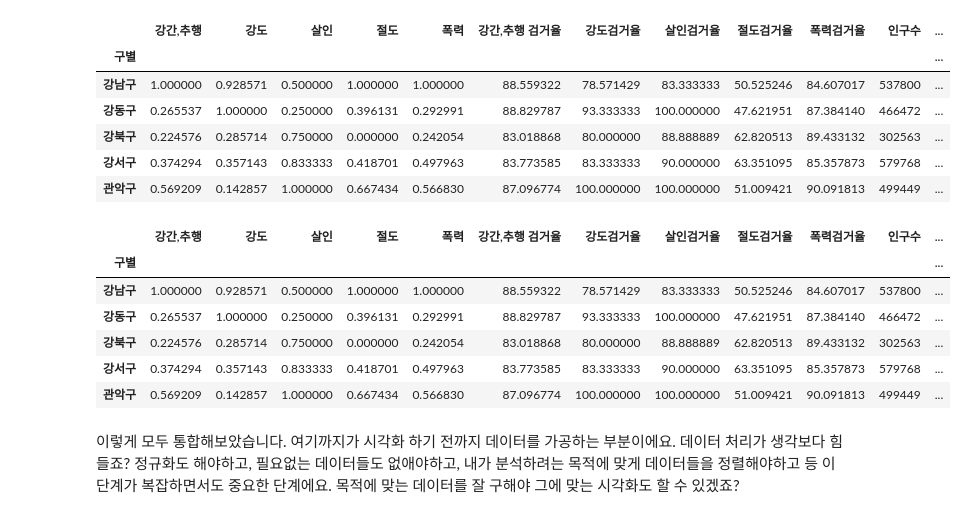
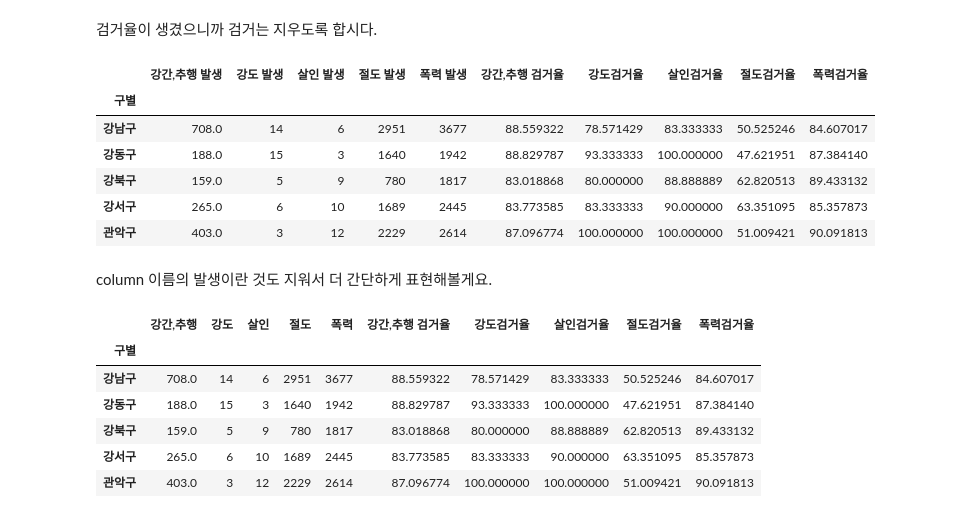
Before and after one commit to Team-COSADAMA/Data-Science-Intro, a Jupyter notebook: week3/6-4.ipynb, the cells around one changed output. Saved outputs shown, nothing was run; the diff lists cells and outputs as text; code cells hidden in the pictures.

```diff
--- a/week3/6-4.ipynb
+++ b/week3/6-4.ipynb
@@ -53,0 +130,4 @@ crime_anal_norm.head()
+# %%
+crime_anal_raw = pd.read_csv('crime_in_Seoul_include_gu_name.csv',
+                             index_col=0, encoding='utf-8')
+crime_anal_raw.head()
@@ -53,0 +143,5 @@ crime_anal_norm.head()
+# %%
+crime_anal = pd.pivot_table(crime_anal_raw,
+                            index='구별',
+                            aggfunc=np.sum)
+crime_anal.head()
@@ -53,0 +164,8 @@ crime_anal_norm.head()
+# %%
+crime_anal['강간,추행 검거율'] = crime_anal['강간,추행 검거']/crime_anal['강간,추행 발생']*100
+crime_anal['강도검거율'] = crime_anal['강도 검거']/crime_anal['강도 발생']*100
+crime_anal['살인검거율'] = crime_anal['살인 검거']/crime_anal['살인 발생']*100
+crime_anal['절도검거율'] = crime_anal['절도 검거']/crime_anal['절도 발생']*100
+crime_anal['폭력검거율'] = crime_anal['폭력 검거']/crime_anal['폭력 발생']*100
+
+crime_anal.head()
@@ -54,26 +180,31 @@ crime_anal_norm.head()
+# %% [markdown]
+검거율이 생겼으니까 검거는 지우도록 합시다.
 # %%
-col = ['강간,추행','강도','살인','절도','폭력']
-crime_anal_norm['범죄'] = np.sum(crime_anal_norm[col], axis=1)
-crime_anal_norm.head()
+crime_anal = crime_anal.drop(['강간,추행 검거','강도 검거','살인 검거',
+                              '절도 검거','폭력 검거'],1)
+crime_anal.head()
 # %% [output]
-|  | 강간,추행 | 강도 | 살인 | 절도 | 폭력 | 강간,추행 검거율 | 강도검거율 | 살인검거율 | 절도검거율 | 폭력검거율 | 인구수 | ... |
-| 구별 |  |  |  |  |  |  |  |  |  |  |  | ... |
-| 강남구 | 1.000000 | 0.928571 | 0.500000 | 1.000000 | 1.000000 | 88.559322 | 78.571429 | 83.333333 | 50.525246 | 84.607017 | 537800 | ... |
-| 강동구 | 0.265537 | 1.000000 | 0.250000 | 0.396131 | 0.292991 | 88.829787 | 93.333333 | 100.000000 | 47.621951 | 87.384140 | 466472 | ... |
-| 강북구 | 0.224576 | 0.285714 | 0.750000 | 0.000000 | 0.242054 | 83.018868 | 80.000000 | 88.888889 | 62.820513 | 89.433132 | 302563 | ... |
-| 강서구 | 0.374294 | 0.357143 | 0.833333 | 0.418701 | 0.497963 | 83.773585 | 83.333333 | 90.000000 | 63.351095 | 85.357873 | 579768 | ... |
-| 관악구 | 0.569209 | 0.142857 | 1.000000 | 0.667434 | 0.566830 | 87.096774 | 100.000000 | 100.000000 | 51.009421 | 90.091813 | 499449 | ... |
+|  | 강간,추행 발생 | 강도 발생 | 살인 발생 | 절도 발생 | 폭력 발생 | 강간,추행 검거율 | 강도검거율 | 살인검거율 | 절도검거율 | 폭력검거율 |
+| 구별 |  |  |  |  |  |  |  |  |  |  |
+| 강남구 | 708.0 | 14 | 6 | 2951 | 3677 | 88.559322 | 78.571429 | 83.333333 | 50.525246 | 84.607017 |
+| 강동구 | 188.0 | 15 | 3 | 1640 | 1942 | 88.829787 | 93.333333 | 100.000000 | 47.621951 | 87.384140 |
+| 강북구 | 159.0 | 5 | 9 | 780 | 1817 | 83.018868 | 80.000000 | 88.888889 | 62.820513 | 89.433132 |
+| 강서구 | 265.0 | 6 | 10 | 1689 | 2445 | 83.773585 | 83.333333 | 90.000000 | 63.351095 | 85.357873 |
+| 관악구 | 403.0 | 3 | 12 | 2229 | 2614 | 87.096774 | 100.000000 | 100.000000 | 51.009421 | 90.091813 |
-# %%
-col = ['강간,추행 검거율','강도검거율','살인검거율','절도검거율','폭력검거율']
-crime_anal_norm['검거'] = np.sum(crime_anal_norm[col], axis=1)
-crime_anal_norm.head()
-# %% [output]
-|  | 강간,추행 | 강도 | 살인 | 절도 | 폭력 | 강간,추행 검거율 | 강도검거율 | 살인검거율 | 절도검거율 | 폭력검거율 | 인구수 | ... |
-| 구별 |  |  |  |  |  |  |  |  |  |  |  | ... |
-| 강남구 | 1.000000 | 0.928571 | 0.500000 | 1.000000 | 1.000000 | 88.559322 | 78.571429 | 83.333333 | 50.525246 | 84.607017 | 537800 | ... |
-| 강동구 | 0.265537 | 1.000000 | 0.250000 | 0.396131 | 0.292991 | 88.829787 | 93.333333 | 100.000000 | 47.621951 | 87.384140 | 466472 | ... |
-| 강북구 | 0.224576 | 0.285714 | 0.750000 | 0.000000 | 0.242054 | 83.018868 | 80.000000 | 88.888889 | 62.820513 | 89.433132 | 302563 | ... |
-| 강서구 | 0.374294 | 0.357143 | 0.833333 | 0.418701 | 0.497963 | 83.773585 | 83.333333 | 90.000000 | 63.351095 | 85.357873 | 579768 | ... |
-| 관악구 | 0.569209 | 0.142857 | 1.000000 | 0.667434 | 0.566830 | 87.096774 | 100.000000 | 100.000000 | 51.009421 | 90.091813 | 499449 | ... |
-# %% [markdown]
-이렇게 모두 통합해보았습니다. 여기까지가 시각화 하기 전까지 데이터를 가공하는 부분이에요. 데이터 처리가 생각보다 힘들죠? 정규화도 해야하고, 필요없는 데이터들도 없애야하고, 내가 분석하려는 목적에 맞게 데이터들을 정렬해야하고 등 이 단계가 복잡하면서도 중요한 단계에요. 목적에 맞는 데이터를 잘 구해야 그에 맞는 시각화도 할 수 있겠죠?
+# %% [markdown]
+column 이름의 발생이란 것도 지워서 더 간단하게 표현해볼게요.
+# %%
+crime_anal.rename(columns = {'강간,추행 발생': '강간,추행',
+                            '강도 발생': '강도',
+                            '살인 발생': '살인',
+                            '절도 발생': '절도',
+                            '폭력 발생': '폭력'}, inplace=True)
+crime_anal.head()
+# %% [output]
+|  | 강간,추행 | 강도 | 살인 | 절도 | 폭력 | 강간,추행 검거율 | 강도검거율 | 살인검거율 | 절도검거율 | 폭력검거율 |
+| 구별 |  |  |  |  |  |  |  |  |  |  |
+| 강남구 | 708.0 | 14 | 6 | 2951 | 3677 | 88.559322 | 78.571429 | 83.333333 | 50.525246 | 84.607017 |
+| 강동구 | 188.0 | 15 | 3 | 1640 | 1942 | 88.829787 | 93.333333 | 100.000000 | 47.621951 | 87.384140 |
+| 강북구 | 159.0 | 5 | 9 | 780 | 1817 | 83.018868 | 80.000000 | 88.888889 | 62.820513 | 89.433132 |
+| 강서구 | 265.0 | 6 | 10 | 1689 | 2445 | 83.773585 | 83.333333 | 90.000000 | 63.351095 | 85.357873 |
+| 관악구 | 403.0 | 3 | 12 | 2229 | 2614 | 87.096774 | 100.000000 | 100.000000 | 51.009421 | 90.091813 |
```
Also changed, not shown: parts of 25 cells of this notebook, 2 other files.
